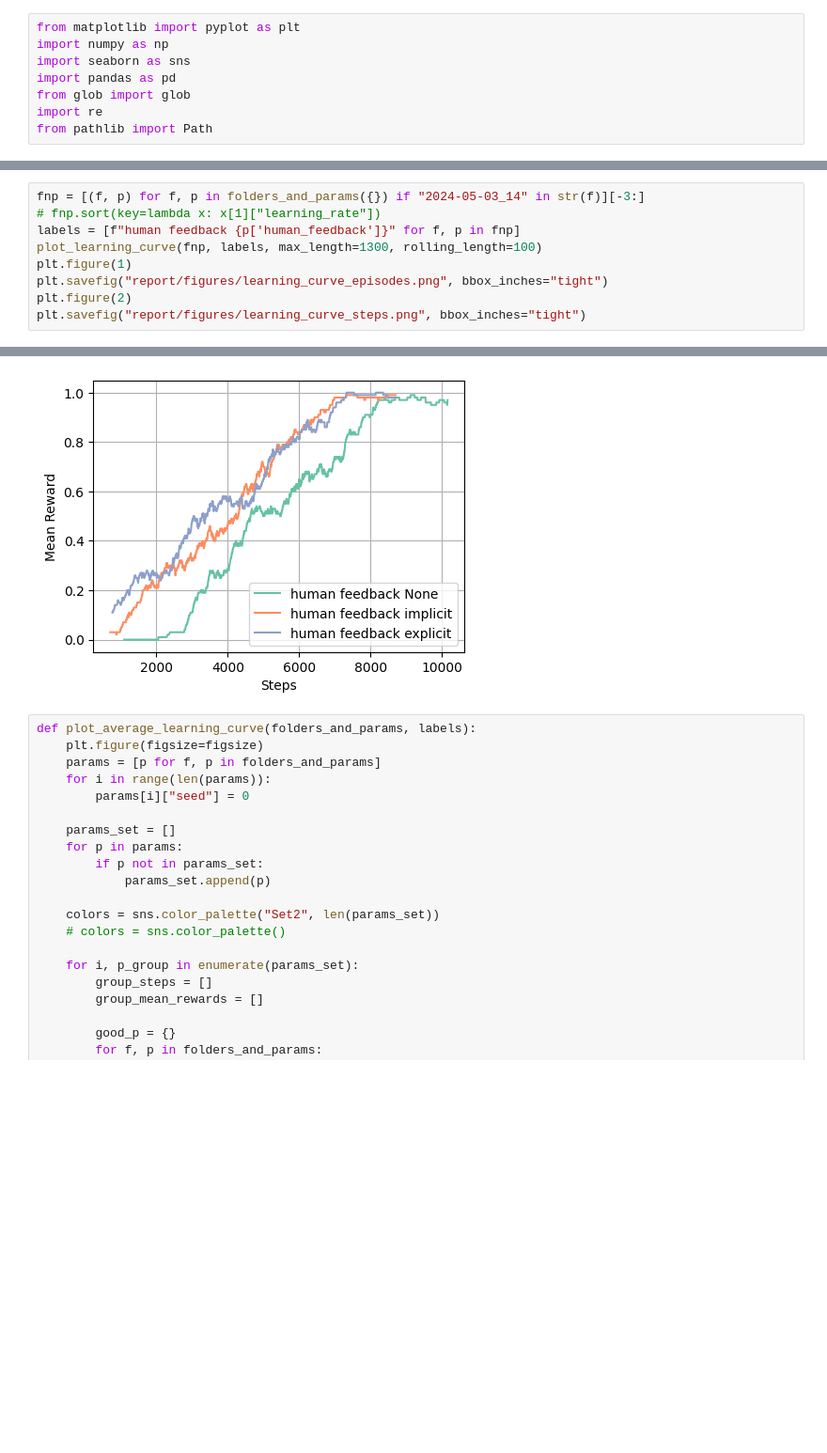
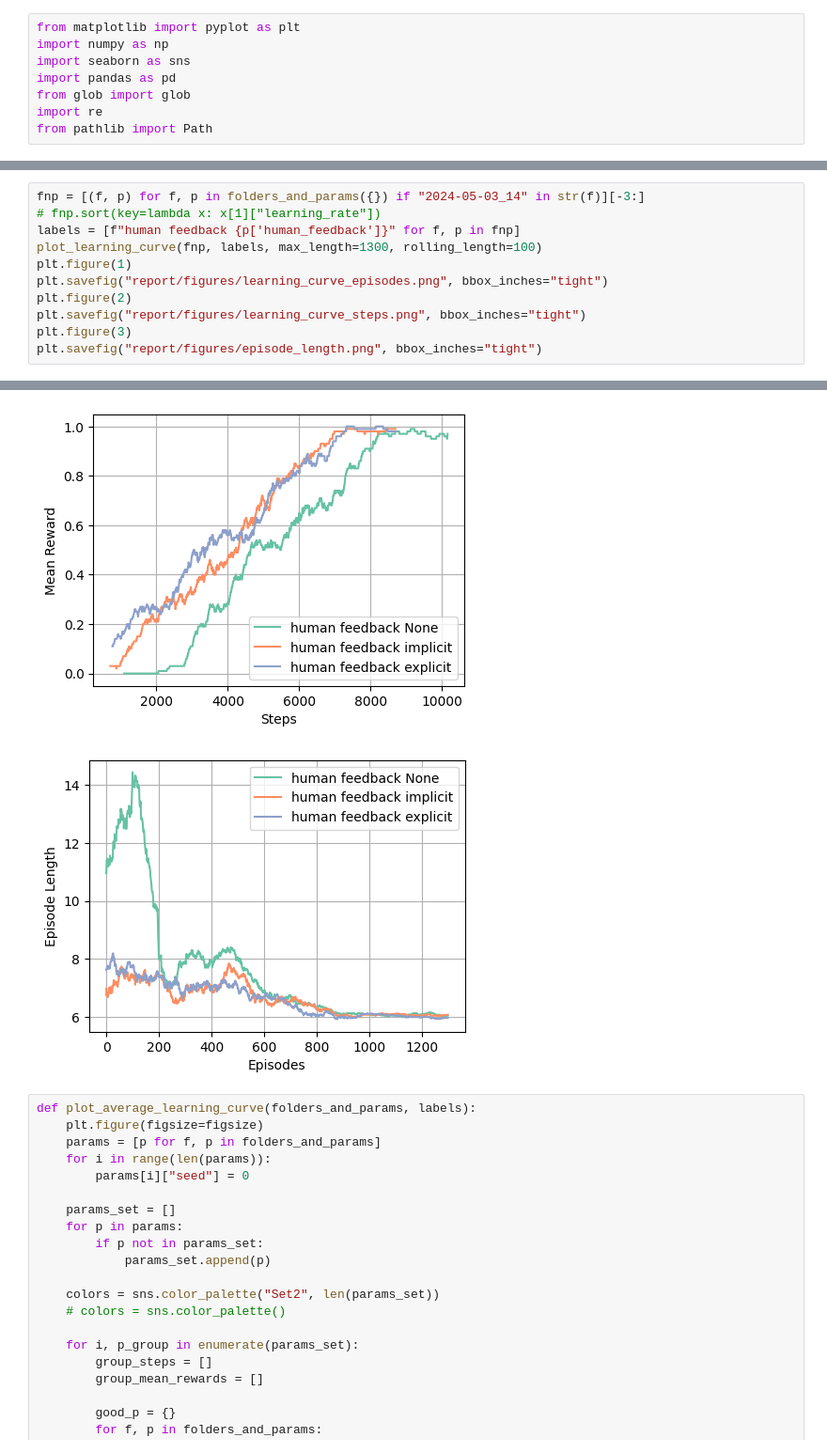
Before and after one commit to LiyouZhou/MScRAS_AR, a Jupyter notebook: assessment-1/plot_graphs.ipynb, the cells around one changed output, grey strips where cells are left out. Shown at 94% size. Cells and saved outputs as stored; diff of their text form; blank space fills up the shorter version.

Commit message:
Add the final reports

```diff
--- a/assessment-1/plot_graphs.ipynb
+++ b/assessment-1/plot_graphs.ipynb
@@ -112,15 +128,18 @@ plot_learning_curve(fnp, labels, max_length=2000, rolling_length=100)
 # %%
 fnp = [(f, p) for f, p in folders_and_params({}) if "2024-05-03_14" in str(f)][-3:]
 # fnp.sort(key=lambda x: x[1]["learning_rate"])
 labels = [f"human feedback {p['human_feedback']}" for f, p in fnp]
 plot_learning_curve(fnp, labels, max_length=1300, rolling_length=100)
 plt.figure(1)
 plt.savefig("report/figures/learning_curve_episodes.png", bbox_inches="tight")
 plt.figure(2)
 plt.savefig("report/figures/learning_curve_steps.png", bbox_inches="tight")
+plt.figure(3)
+plt.savefig("report/figures/episode_length.png", bbox_inches="tight")
 # %% [output]
 [figure]
 [figure]
+[figure, added]
 # %%
 def plot_average_learning_curve(folders_and_params, labels):
     plt.figure(figsize=figsize)
```
Also changed, not shown: parts of 3 cells of this notebook, 29 other files.
